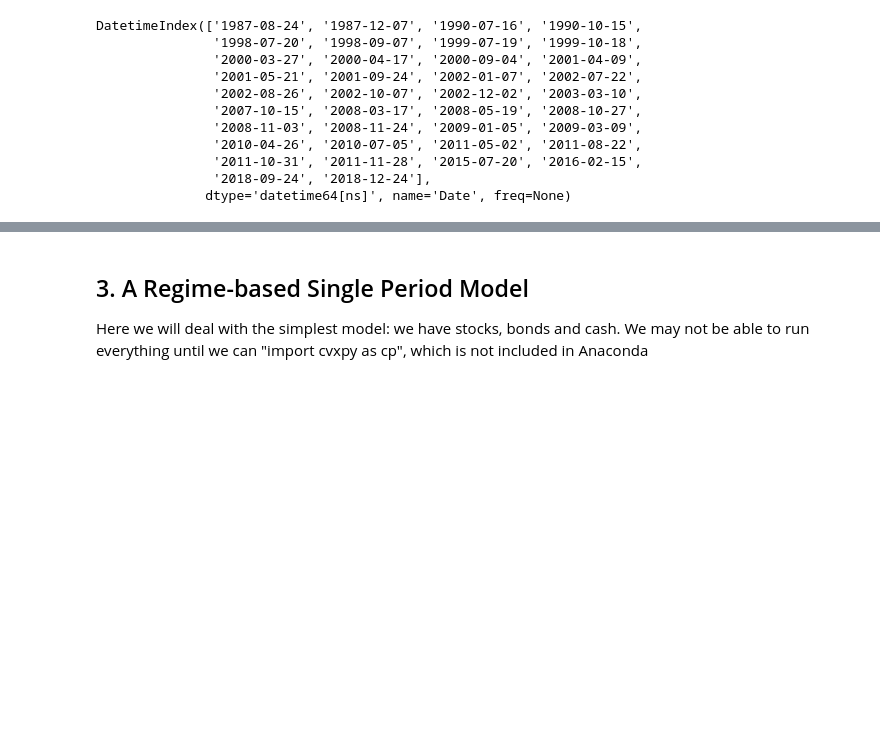
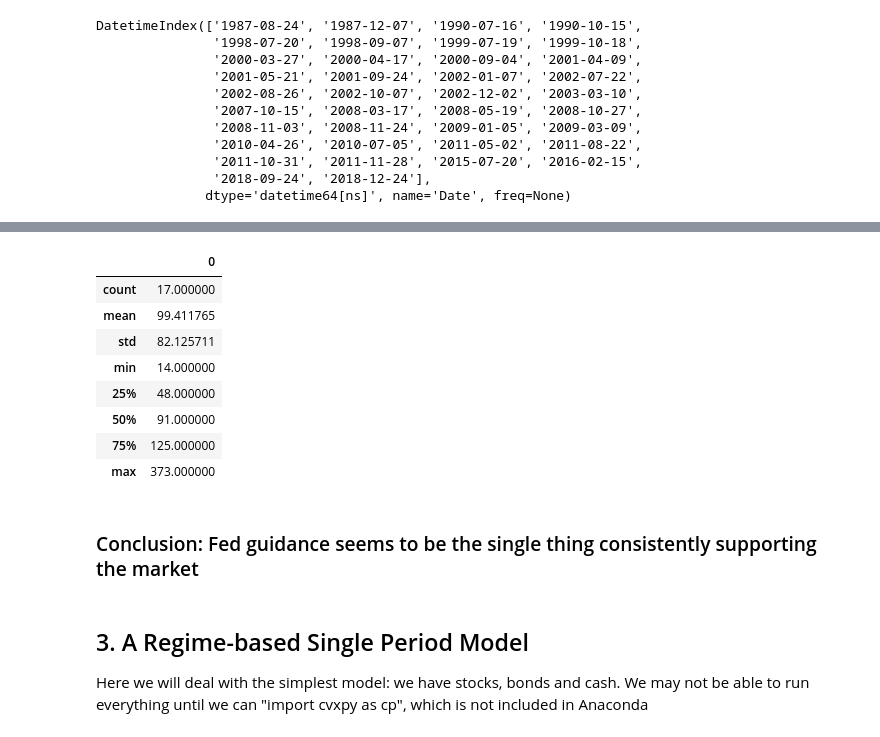
Before and after one commit to pjrowe/Economic-Regime-analysis-and-Factor-Models, a Jupyter notebook: Scenario_Simulations.ipynb, the cells around one changed output, grey strips where cells are left out. Drawn from its saved outputs; the diff is of its cells as text; code cells hidden in the pictures; blank space fills up the shorter version.

```diff
--- a/Scenario_Simulations.ipynb
+++ b/Scenario_Simulations.ipynb
@@ -270,0 +296,5 @@ DatetimeIndex(['1987-08-24', '1987-12-07', '1990-07-16', '1990-10-15',
+# %%
+periods_daily = es_daily.index[switches_daily[1:-1]]
+print('# periods = ',len(periods_daily)/2)
+periods_daily
+periods_daily[1]-periods_daily[0]
@@ -271,3 +304,20 @@ DatetimeIndex(['1987-08-24', '1987-12-07', '1990-07-16', '1990-10-15',
+# %%
+downturns=periods_daily[np.arange(17)*2+1]-periods_daily[np.arange(17)*2]
+x=pd.to_timedelta(downturns).days.values
+
+pd.DataFrame(x).describe()
+# %% [output]
+|  | 0 |
+| count | 17.000000 |
+| mean | 99.411765 |
+| std | 82.125711 |
+| min | 14.000000 |
+| 25% | 48.000000 |
+| 50% | 91.000000 |
+| 75% | 125.000000 |
+| max | 373.000000 |
+# %% [markdown]
+### Conclusion:  Fed guidance seems to be the single thing consistently supporting the market
 # %% [markdown]
 ## 3. A Regime-based Single Period Model <a class="anchor" id="3"></a>
 Here we will deal with the simplest model: we have stocks, bonds and cash.  We may not be able to run everything until we can "import cvxpy as cp", which is not included in Anaconda
```
Also changed, not shown: parts of 4 cells of this notebook, 2 other files.
